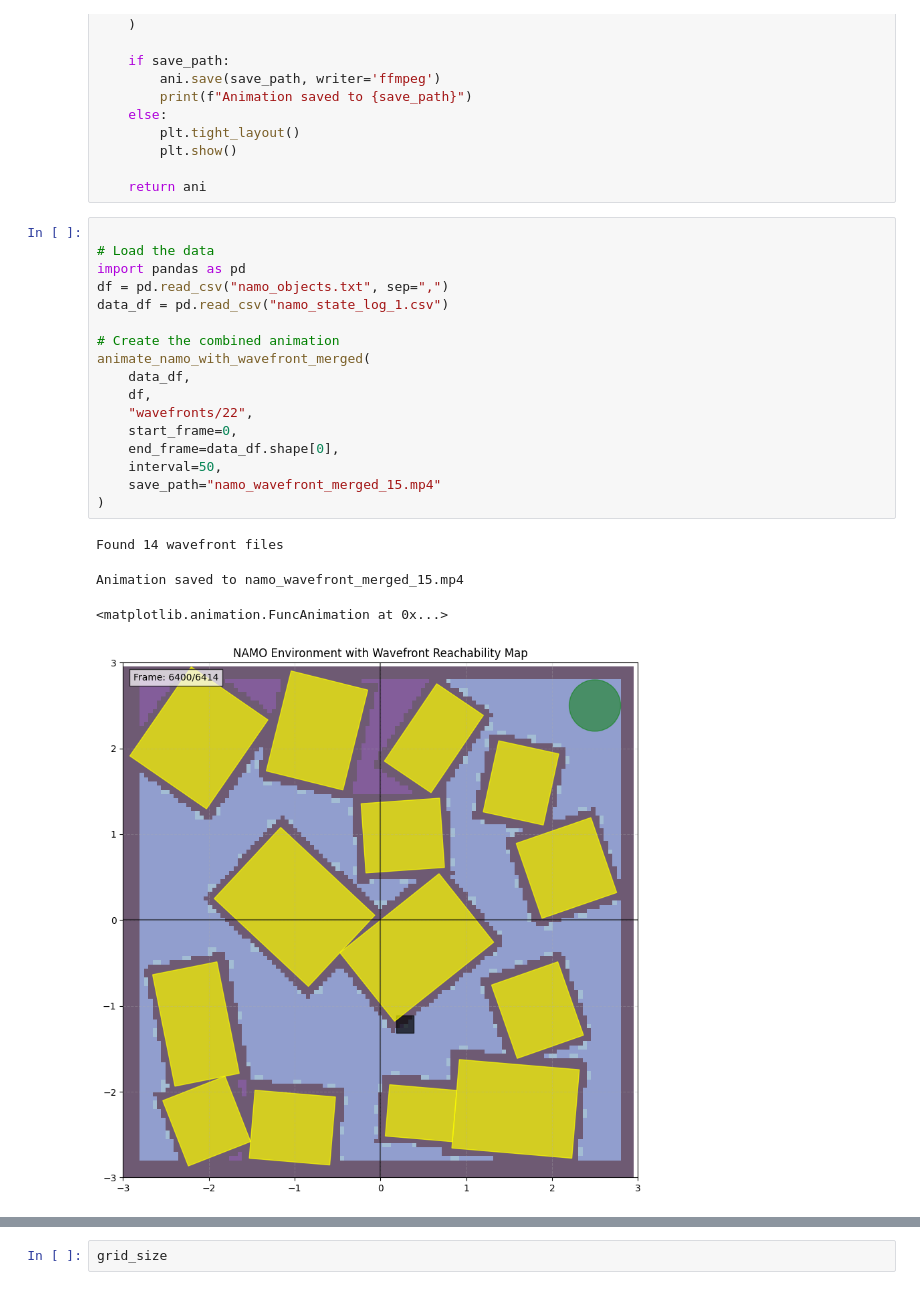
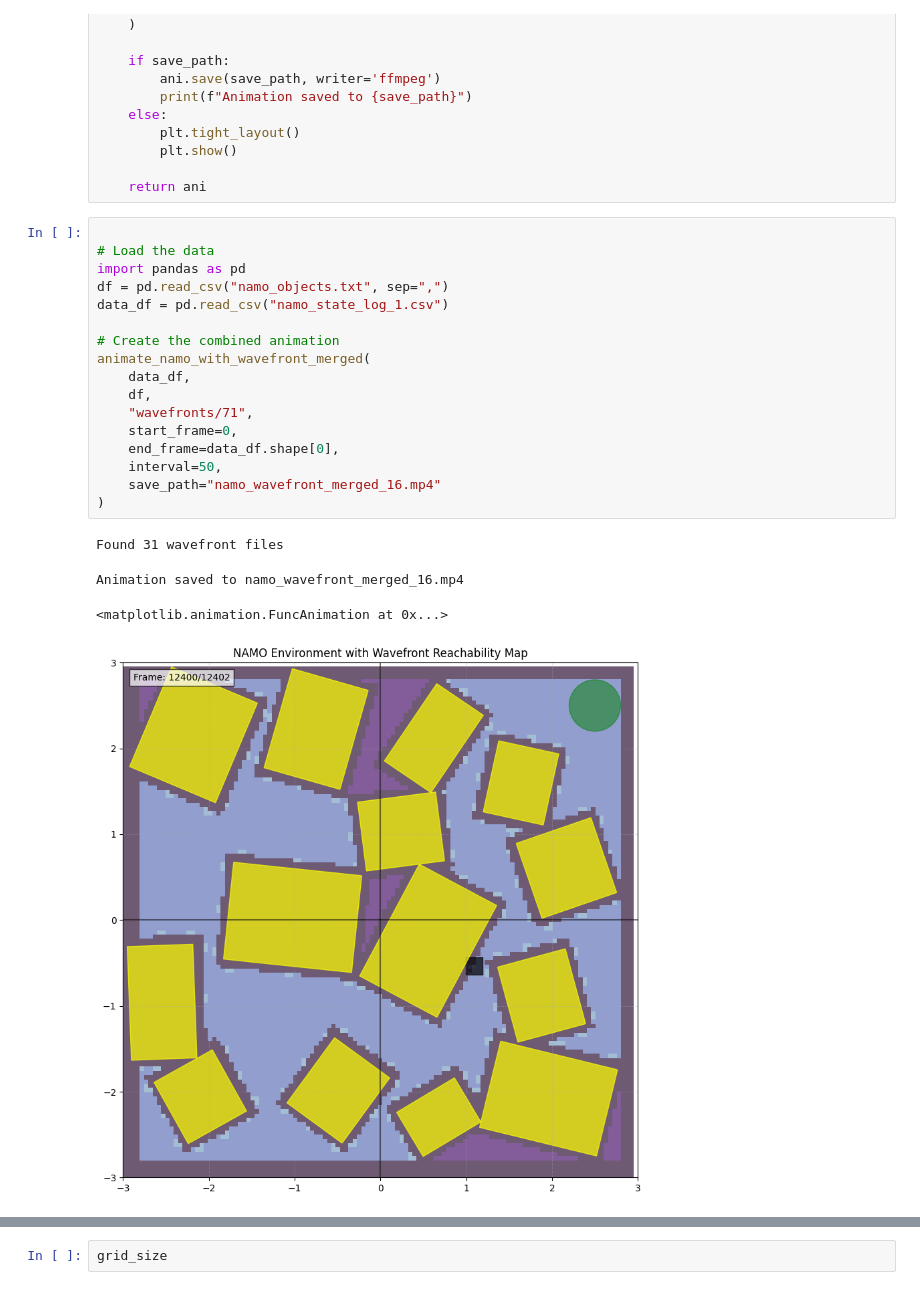
Before and after one commit to PRX-Kinodynamic/ML4KP-devel, a Jupyter notebook: vis.ipynb, the cells around one changed output, grey strips where cells are left out. Saved outputs shown, nothing was run; the diff lists cells and outputs as text.

```diff
--- a/vis.ipynb
+++ b/vis.ipynb
@@ -873,25 +873,25 @@ def animate_namo_with_wavefront_merged(data_df, df, wavefront_folder, start_fram
 # %%
 
 # Load the data
 import pandas as pd
 df = pd.read_csv("namo_objects.txt", sep=",")
 data_df = pd.read_csv("namo_state_log_1.csv")
 
 # Create the combined animation
 animate_namo_with_wavefront_merged(
     data_df,
     df,
-    "wavefronts/22",
+    "wavefronts/71",
     start_frame=0,
     end_frame=data_df.shape[0],
     interval=50,
-    save_path="namo_wavefront_merged_15.mp4"
+    save_path="namo_wavefront_merged_16.mp4"
 )
 # %% [output]
-Found 14 wavefront files
+Found 31 wavefront files
-Animation saved to namo_wavefront_merged_15.mp4
+Animation saved to namo_wavefront_merged_16.mp4
 <matplotlib.animation.FuncAnimation at 0x...>
-[figure, old version]
+[figure, new version]
 # %%
 
 # Load the data
```
Also changed, not shown: parts of 1 cell of this notebook, 2 other files.
